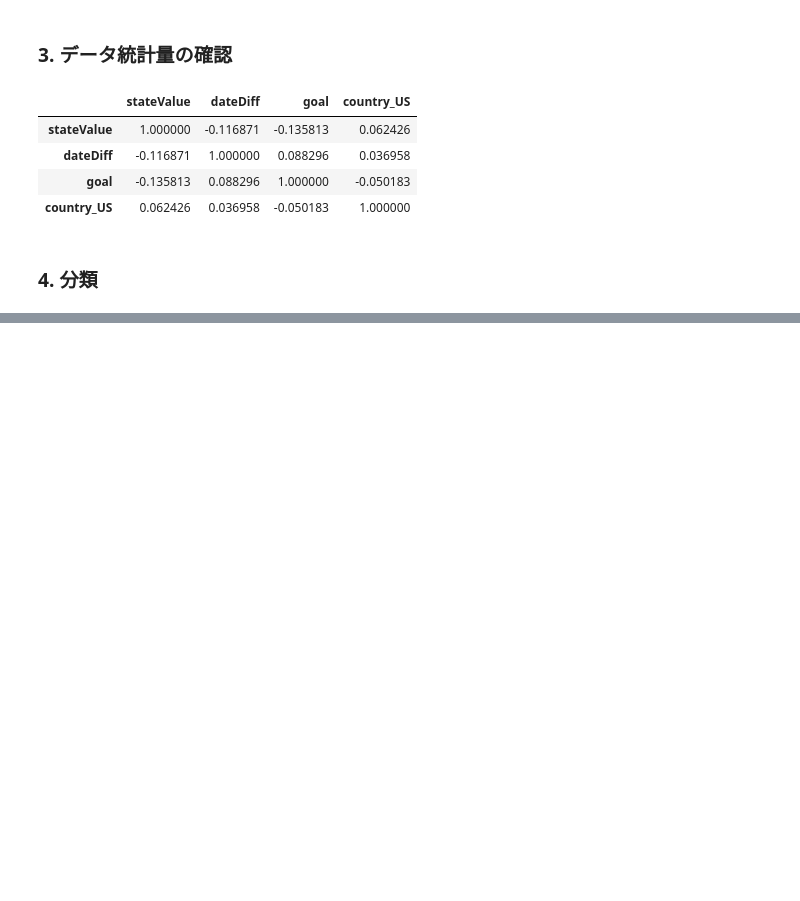
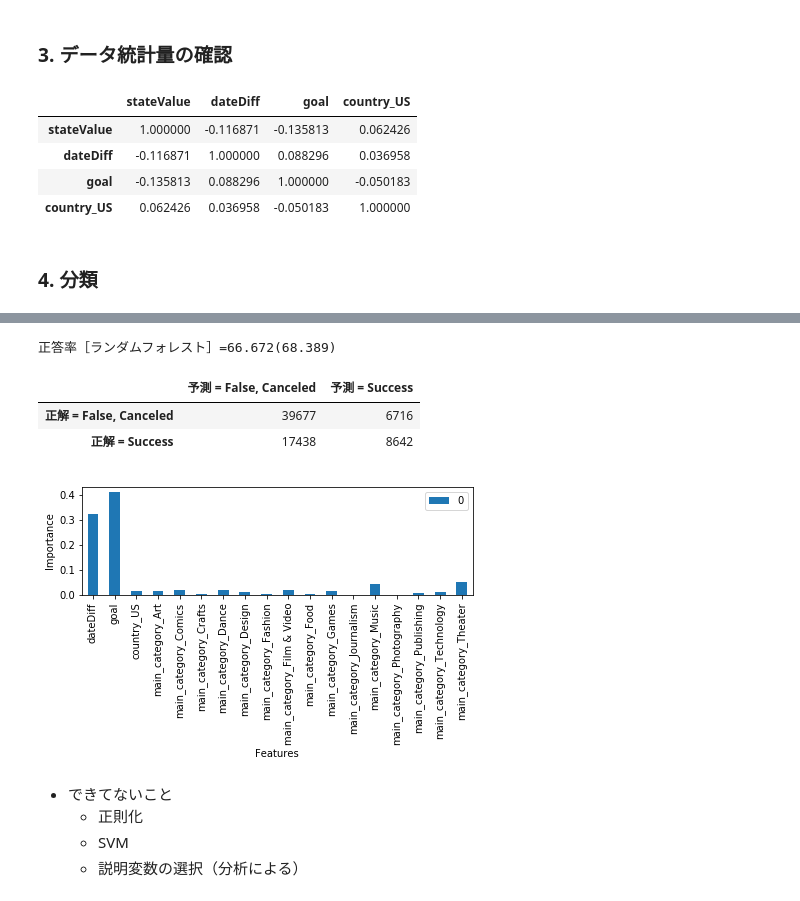
Before and after one commit to hasegama/Kickstarter, a Jupyter notebook: Day3_work.ipynb, the cells around one changed output, grey strips where cells are left out. Saved outputs shown, nothing was run; the diff lists cells and outputs as text; code cells hidden in the pictures; blank space fills up the shorter version.

```diff
--- a/Day3_work.ipynb
+++ b/Day3_work.ipynb
@@ -300,0 +259,15 @@ score=0.652(0.651)
+# %%
+# 学習用データを使ってロジスティック回帰モデルを学習
+clf = SGDClassifier(loss='log', penalty='none', max_iter=10000, fit_intercept=True, random_state=1234, tol=1e-3)
+clf.fit(X_train, y_train)
+
+# 正答率を表示（カッコ内は訓練時の正答率）
+print('正答率［ロジスティック回帰］ = {:.3f}% ({:.3f}%)'.format(clf.score(X_test, y_test)*100, clf.score(X_train, y_train)*100))
+
+# テストデータに対する予測を実行（比較用に訓練データに対する予測も行う）
+y_est = clf.predict(X_test)
+# テストデータに対する予測と正解のクロス集計
+conf_mat = pd.DataFrame(confusion_matrix(y_test, y_est),
+                        index=['正解 = False, Canceled', '正解 = Success'],
+                        columns=['予測 = False, Canceled', '予測 = Success'])
+display(conf_mat)
@@ -316,0 +377,37 @@ df_dataset.columns[1:4]
+# %%
+clf = RandomForestClassifier(
+    n_estimators=1,
+    max_depth=14,
+    criterion="gini",
+    min_samples_leaf=1e-5,
+    random_state=1234)
+clf.fit(X_train, y_train)
+
+print("正答率［ランダムフォレスト］={:.3f}({:.3f})".format(clf.score(X_test, y_test)*100, clf.score(X_train, y_train)*100))
+
+# テストデータに対する予測を実行（比較用に訓練データに対する予測も行う）
+y_est = clf.predict(X_test)
+# テストデータに対する予測と正解のクロス集計
+conf_mat = pd.DataFrame(confusion_matrix(y_test, y_est),
+                        index=['正解 = False, Canceled', '正解 = Success'],
+                        columns=['予測 = False, Canceled', '予測 = Success'])
+display(conf_mat)
+
+# 説明変数の重要度を出力する
+# scikit-learnで算出される重要度は、ある説明変数による不純度の減少量合計である。
+# print(clf.feature_importances_)
+pd.DataFrame(clf.feature_importances_, index=df_dataset.columns[1:]).plot.bar(figsize=(7,2))
+plt.ylabel("Importance")
+plt.xlabel("Features")
+plt.show()
+# %% [output]
+正答率［ランダムフォレスト］=66.672(68.389)
+|  | 予測 = False, Canceled | 予測 = Success |
+| 正解 = False, Canceled | 39677 | 6716 |
+| 正解 = Success | 17438 | 8642 |
+[figure, added]
+# %% [markdown]
+- できてないこと
+    - 正則化
+    - SVM
+    - 説明変数の選択（分析による）
```
Also changed, not shown: parts of 16 cells of this notebook.
